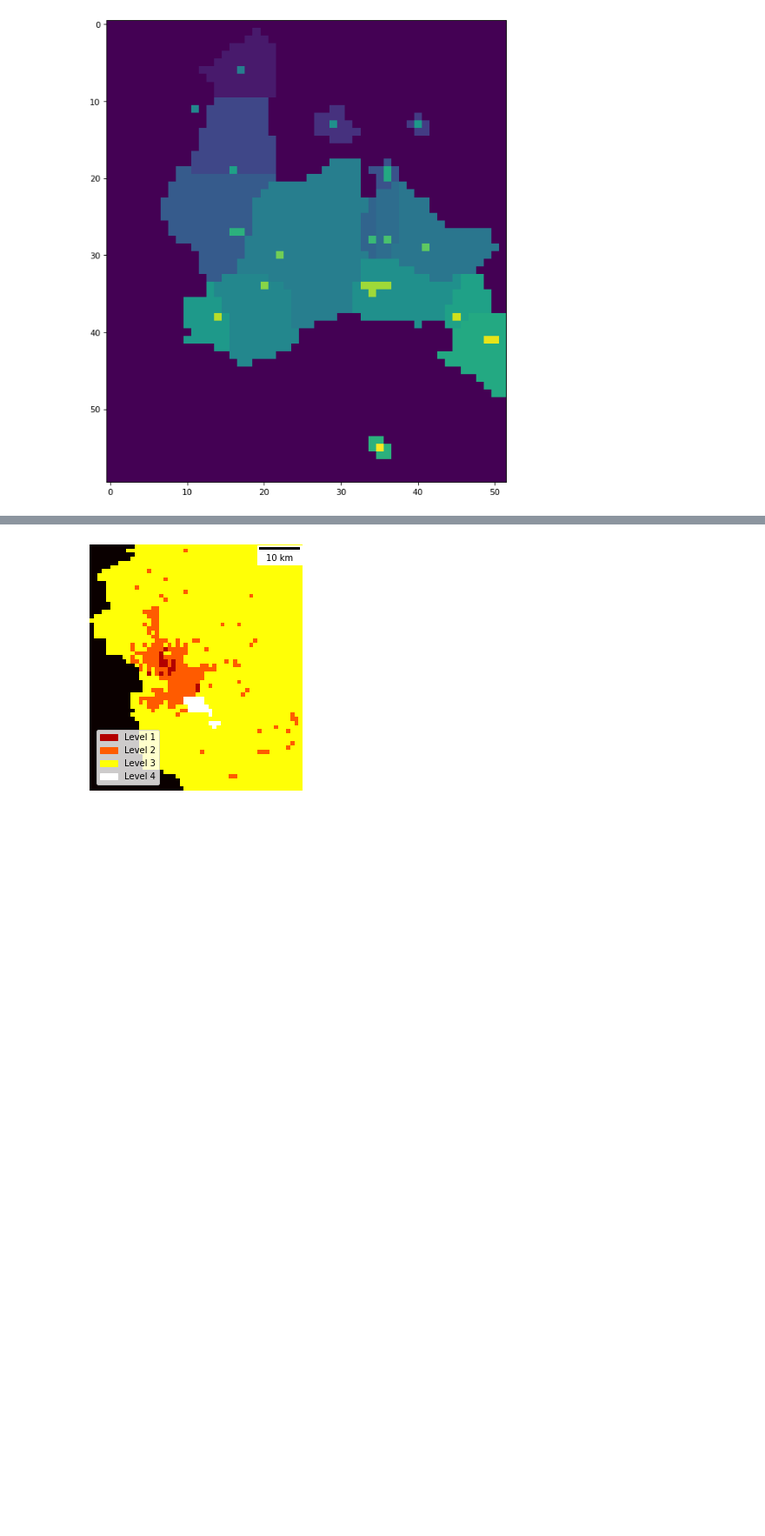
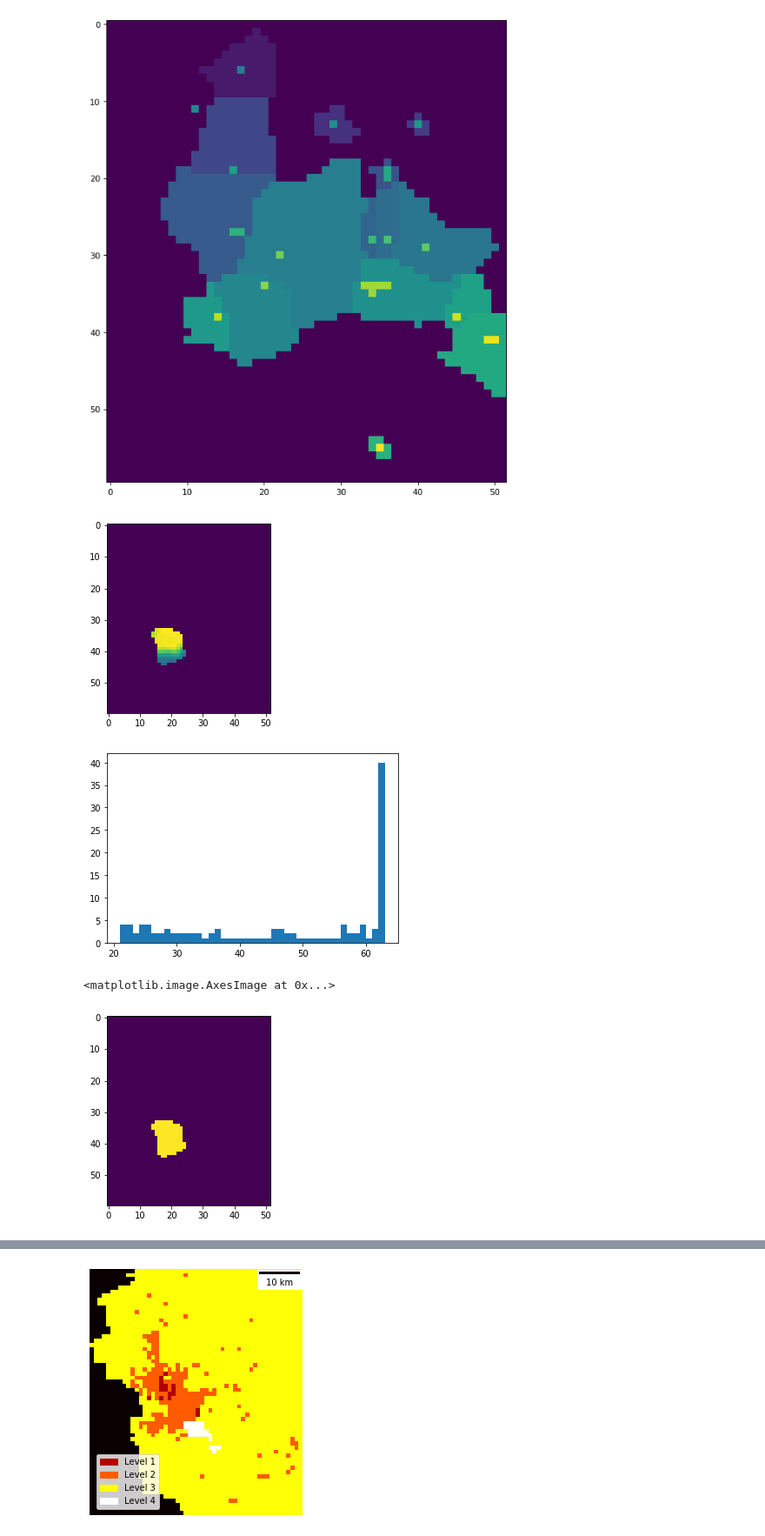
Before and after one commit to rdglpz/optimal_light_sensor_location, a Jupyter notebook: example/Ejemplo Reunion Iluminati.ipynb, the cells around one changed output, grey strips where cells are left out. Shown: that part at 87% size. Cells and saved outputs as stored; diff of their text form; code cells hidden in the pictures; blank space fills up the shorter version.

```diff
--- a/example/Ejemplo Reunion Iluminati.ipynb
+++ b/example/Ejemplo Reunion Iluminati.ipynb
@@ -218,3 +268,39 @@ plt.imshow(labels+seeds*10)
 # %% [output]
 <matplotlib.image.AxesImage at 0x...>
 [figure]
+# %%
+region_all = np.zeros(im1.shape)
+
+
+
+l = 13
+sample = im1*(labels==l)
+plt.imshow(sample)
+plt.show()
+
+plt.hist(sample.flatten(),bins=np.unique(sample.flatten())[1:])
+plt.show()
+
+masksize = np.sum(sample.flatten()>0)
+lightpeak = sample.flatten().max()
+
+region_all =region_all + (labels==l)*lightpeak
+plt.imshow(region_all)
+
+
+#l=4
+#sample = im1*(labels==l)
+#masksize = np.sum(sample.flatten()>0)
+#lightpeak = sample.flatten().max()
+
+
+#region_all =region_all + (labels==l)*((labels==l)*lightpeak)
+#plt.imshow(region_all+seeds*10)
+
+
+#plt.show()
+# %% [output]
+[figure, added]
+[figure, added]
+<matplotlib.image.AxesImage at 0x...>
+[figure, added]
```
Also changed, not shown: parts of 17 cells of this notebook, 1 other file.
